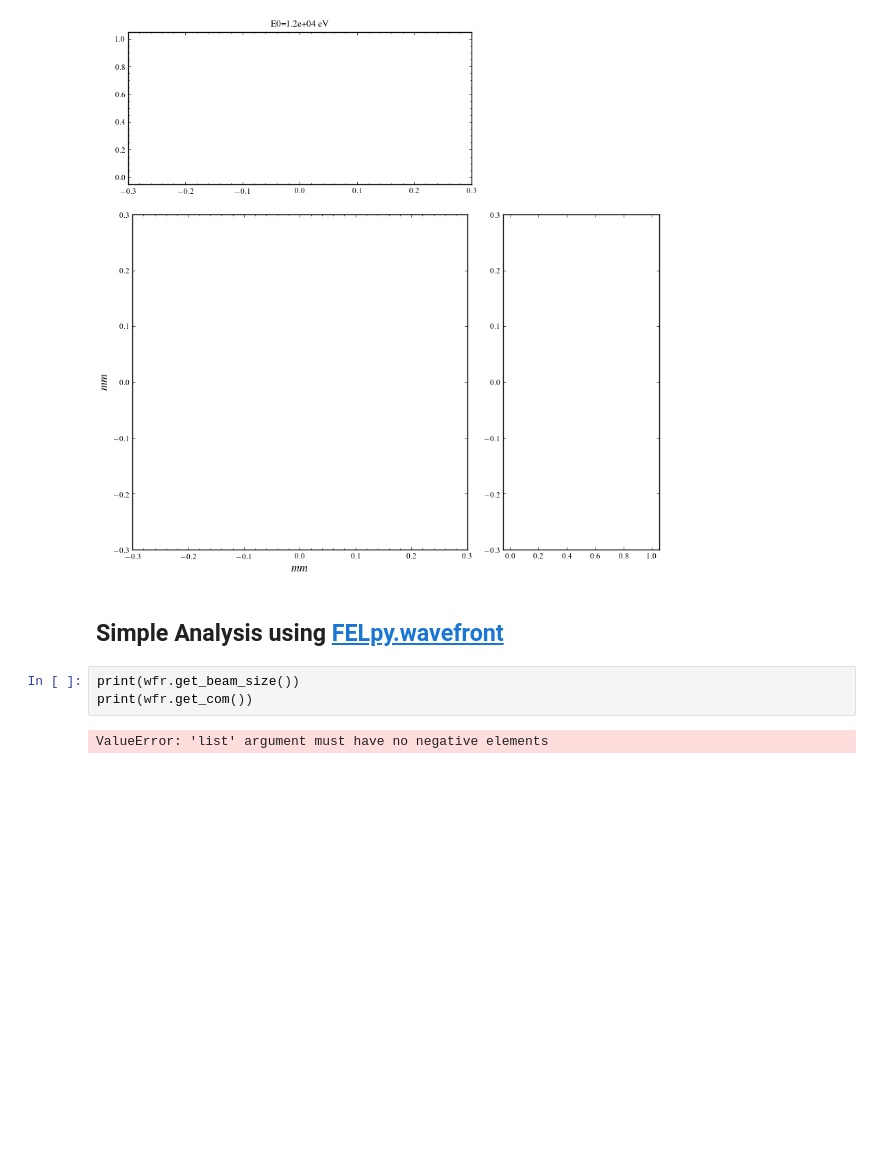
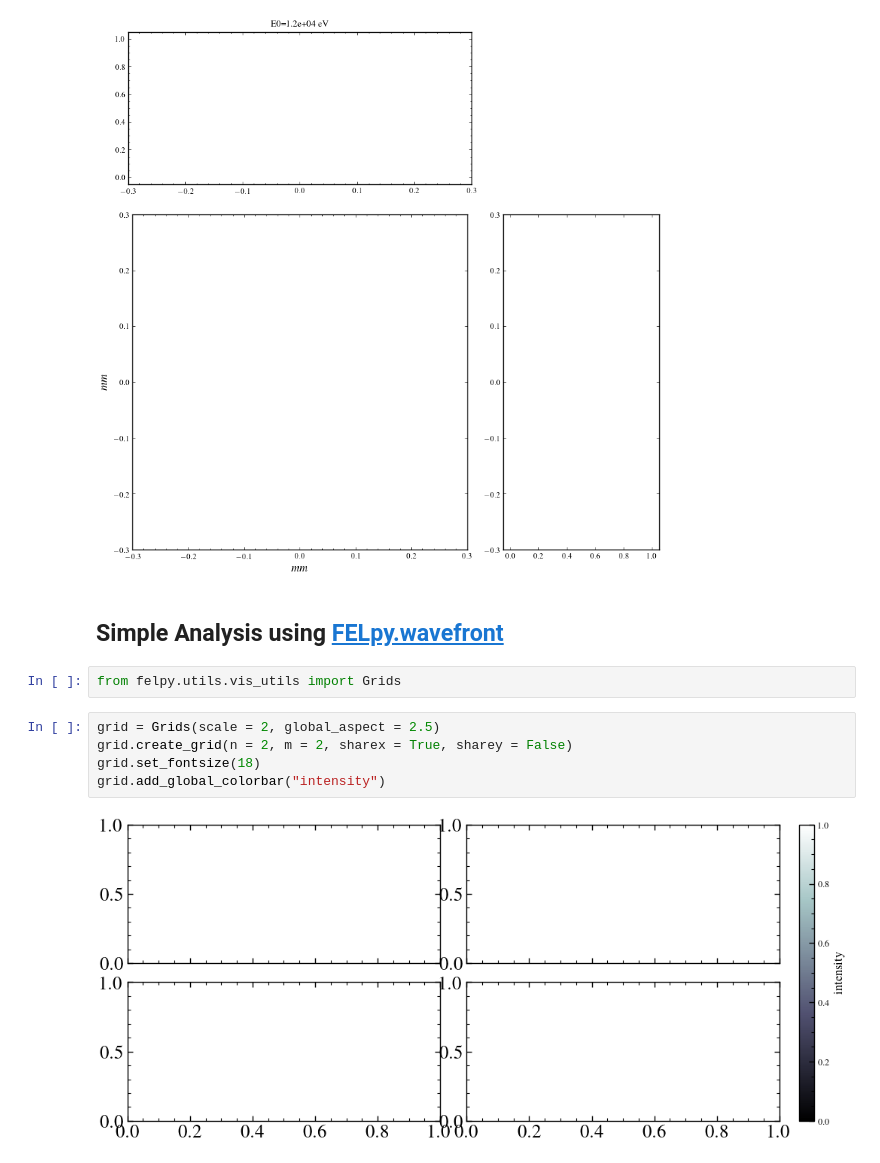
Before and after one commit to twguest/FELpy, a Jupyter notebook: docs/source/examples/tutorial_spb-sfx/tutorial_spb-sfx.ipynb, the cells around one changed output. Saved outputs shown, nothing was run; the diff lists cells and outputs as text; blank space fills up the shorter version.

```diff
--- a/docs/source/examples/tutorial_spb-sfx/tutorial_spb-sfx.ipynb
+++ b/docs/source/examples/tutorial_spb-sfx/tutorial_spb-sfx.ipynb
@@ -94,7 +94,11 @@ plot_intensity_map(wfr)
 # %% [markdown]
 ## Simple Analysis using [FELpy.wavefront](https://github.com/twguest/FELpy/blob/master/felpy/model/core/wavefront.py)
 # %%
-print(wfr.get_beam_size())
-print(wfr.get_com())
+from felpy.utils.vis_utils import Grids
-# %% [output]
-ValueError: 'list' argument must have no negative elements
+# %%
+grid = Grids(scale = 2, global_aspect = 2.5)
+grid.create_grid(n = 2, m = 2, sharex = True, sharey = False)
+grid.set_fontsize(18)
+grid.add_global_colorbar("intensity")
+# %% [output]
+[figure, added]
```
Also changed, not shown: 2 other files.
